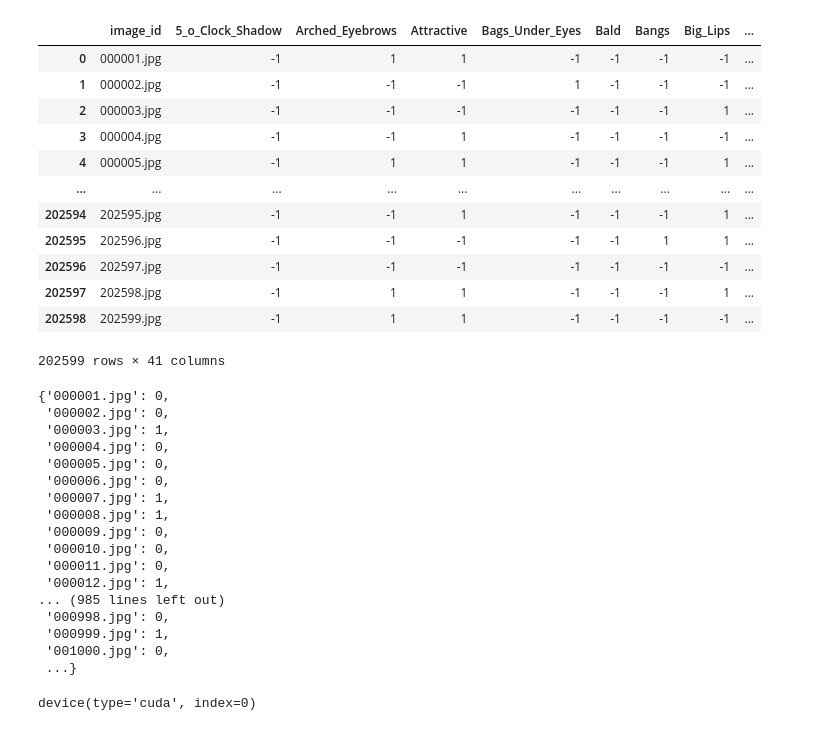
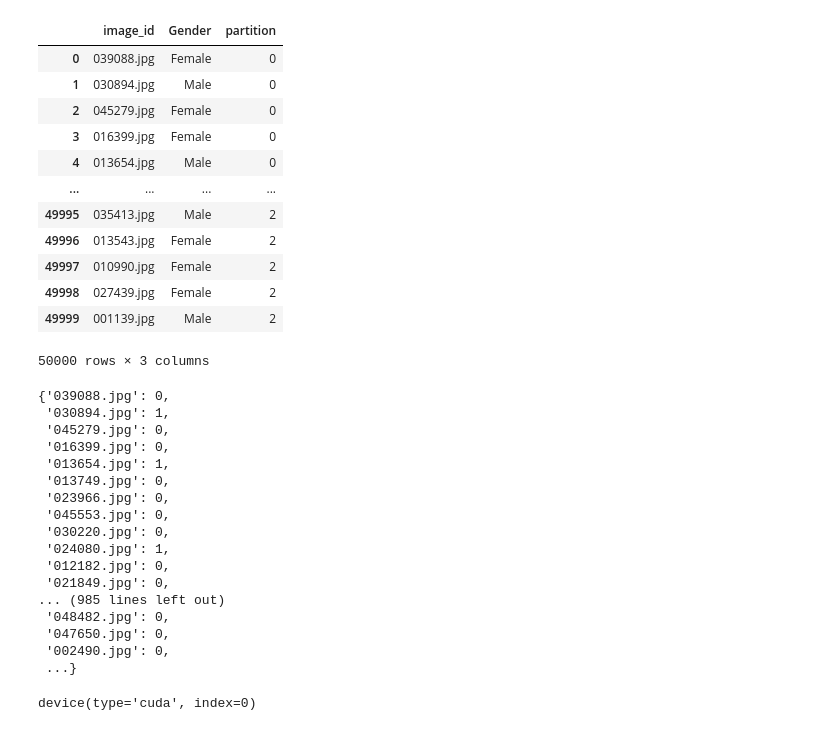
Before and after one commit to JunK4i/Neural-Network, a Jupyter notebook: NN Project Simon/ResNet Transfer Learning.ipynb, the cells around one changed output. Saved outputs shown, nothing was run; the diff lists cells and outputs as text; code cells hidden in the pictures.

```diff
--- a/NN Project Simon/ResNet Transfer Learning.ipynb
+++ b/NN Project Simon/ResNet Transfer Learning.ipynb
@@ -11,43 +11,43 @@ from PIL import Image
 import numpy as np
 # %%
 # Load the CSV file into a DataFrame
-csv_file = './list_attr_celeba.csv'  # Update this to the correct path
+csv_file = './partitioned.csv'  # Update this to the correct path
 attributes_df = pd.read_csv(csv_file)
 attributes_df
 # %% [output]
-|  | image_id | 5_o_Clock_Shadow | Arched_Eyebrows | Attractive | Bags_Under_Eyes | Bald | Bangs | Big_Lips | ... |
-| 0 | 000001.jpg | -1 | 1 | 1 | -1 | -1 | -1 | -1 | ... |
-| 1 | 000002.jpg | -1 | -1 | -1 | 1 | -1 | -1 | -1 | ... |
-| 2 | 000003.jpg | -1 | -1 | -1 | -1 | -1 | -1 | 1 | ... |
-| 3 | 000004.jpg | -1 | -1 | 1 | -1 | -1 | -1 | -1 | ... |
-| 4 | 000005.jpg | -1 | 1 | 1 | -1 | -1 | -1 | 1 | ... |
-| ... | ... | ... | ... | ... | ... | ... | ... | ... | ... |
-| 202594 | 202595.jpg | -1 | -1 | 1 | -1 | -1 | -1 | 1 | ... |
-| 202595 | 202596.jpg | -1 | -1 | -1 | -1 | -1 | 1 | 1 | ... |
-| 202596 | 202597.jpg | -1 | -1 | -1 | -1 | -1 | -1 | -1 | ... |
-| 202597 | 202598.jpg | -1 | 1 | 1 | -1 | -1 | -1 | 1 | ... |
-| 202598 | 202599.jpg | -1 | 1 | 1 | -1 | -1 | -1 | -1 | ... |
+|  | image_id | Gender | partition |
+| 0 | 039088.jpg | Female | 0 |
+| 1 | 030894.jpg | Male | 0 |
+| 2 | 045279.jpg | Female | 0 |
+| 3 | 016399.jpg | Female | 0 |
+| 4 | 013654.jpg | Male | 0 |
+| ... | ... | ... | ... |
+| 49995 | 035413.jpg | Male | 2 |
+| 49996 | 013543.jpg | Female | 2 |
+| 49997 | 010990.jpg | Female | 2 |
+| 49998 | 027439.jpg | Female | 2 |
+| 49999 | 001139.jpg | Male | 2 |
-202599 rows × 41 columns
+50000 rows × 3 columns
 # %%
 # Map filenames to labels (assuming gender is the attribute for classification)
 # Let's say 'Male' is represented as 1 and 'Female' as -1 in the CSV
-filename_to_label = {row['image_id']: 1 if row['Male'] == 1 else 0 for index, row in attributes_df.iterrows()}
+filename_to_label = {row['image_id']: 1 if row['Gender'] == "Male" else 0 for index, row in attributes_df.iterrows()}
 filename_to_label
 # %% [output]
-{'000001.jpg': 0,
- '000002.jpg': 0,
- '000003.jpg': 1,
- '000004.jpg': 0,
- '000005.jpg': 0,
- '000006.jpg': 0,
- '000007.jpg': 1,
- '000008.jpg': 1,
- '000009.jpg': 0,
- '000010.jpg': 0,
- '000011.jpg': 0,
- '000012.jpg': 1,
+{'039088.jpg': 0,
+ '030894.jpg': 1,
+ '045279.jpg': 0,
+ '016399.jpg': 0,
+ '013654.jpg': 1,
+ '013749.jpg': 0,
+ '023966.jpg': 0,
+ '045553.jpg': 0,
+ '030220.jpg': 0,
+ '024080.jpg': 1,
+ '012182.jpg': 0,
+ '021849.jpg': 0,
 ... (985 lines left out)
- '000998.jpg': 0,
- '000999.jpg': 1,
- '001000.jpg': 0,
+ '048482.jpg': 0,
+ '047650.jpg': 0,
+ '002490.jpg': 0,
  ...}
```
Also changed, not shown: parts of 8 cells of this notebook.
